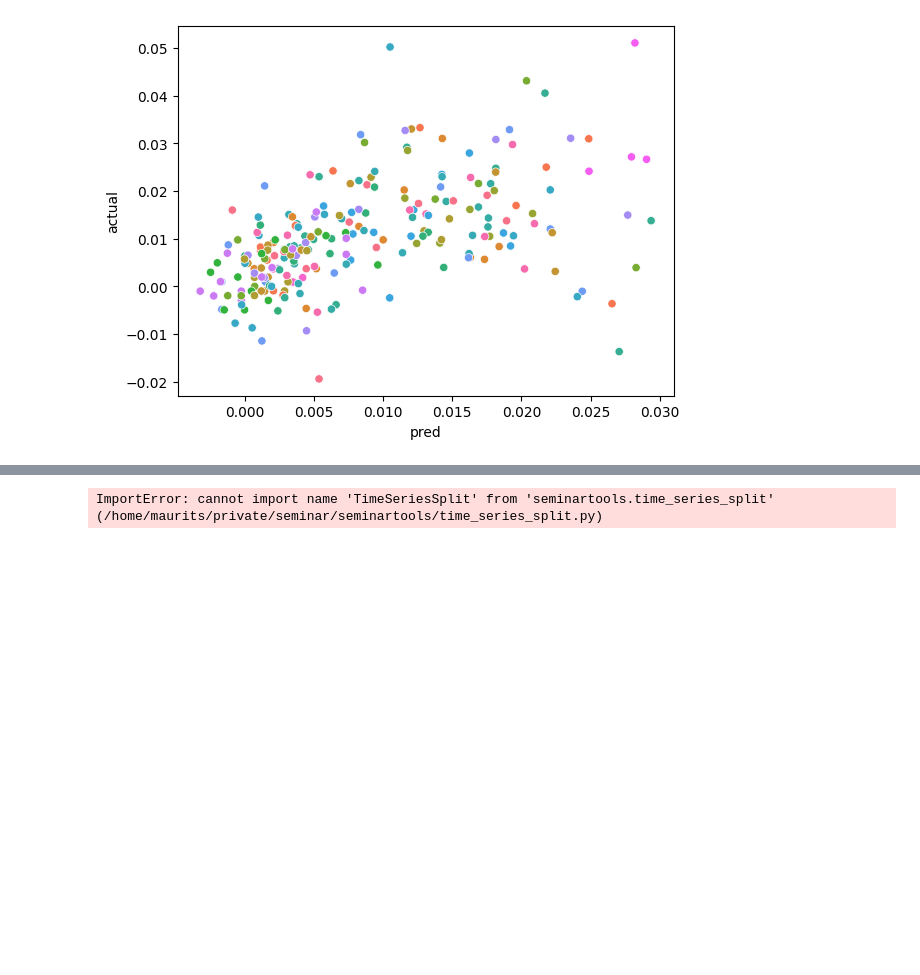
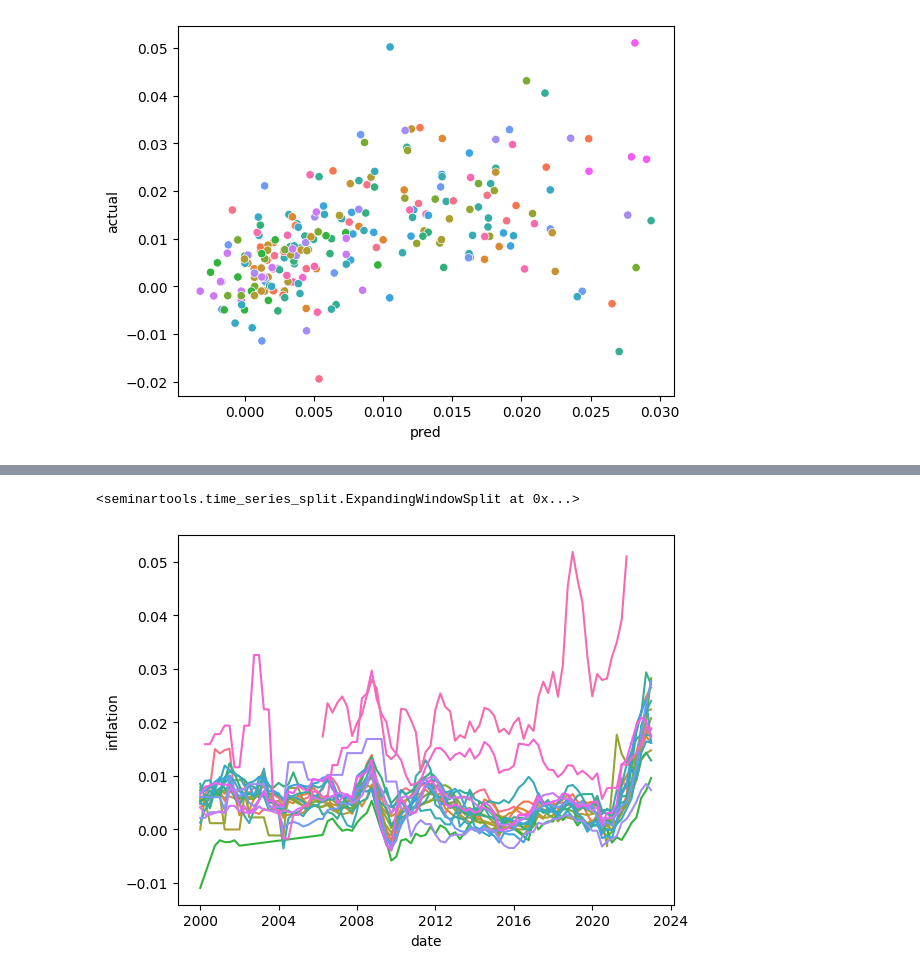
Before and after one commit to mvanaltvorst/seminar, a Jupyter notebook: notebooks/pointwise_eval/model_eval.ipynb, the cells around one changed output, grey strips where cells are left out. Drawn from its saved outputs; the diff is of its cells as text; code cells hidden in the pictures; blank space fills up the shorter version.

Commit message:
make oos preds for 4qa, armax model.

```diff
--- a/notebooks/pointwise_eval/model_eval.ipynb
+++ b/notebooks/pointwise_eval/model_eval.ipynb
@@ -177,6 +174,20 @@ Notes:
 # expanding window crossval
 from seminartools.time_series_split import ExpandingWindowSplit
 
-tss = ExpandingWindowSplit()
+tss = ExpandingWindowSplit(start_date = "2000-01-01")
+tss
 # %% [output]
-ImportError: cannot import name 'TimeSeriesSplit' from 'seminartools.time_series_split' (/home/maurits/private/seminar/seminartools/time_series_split.py)
+<seminartools.time_series_split.ExpandingWindowSplit at 0x...>
+# %%
+from seminartools.models.utils import make_oos_predictions
+
+sns.lineplot(
+    data = make_oos_predictions(model, df, tss),
+    x = "date",
+    y = "inflation",
+    hue = "country"
+)
+
+plt.legend().remove()
+# %% [output]
+[figure, added]
```
Also changed, not shown: parts of 6 cells of this notebook, 4 other files.
